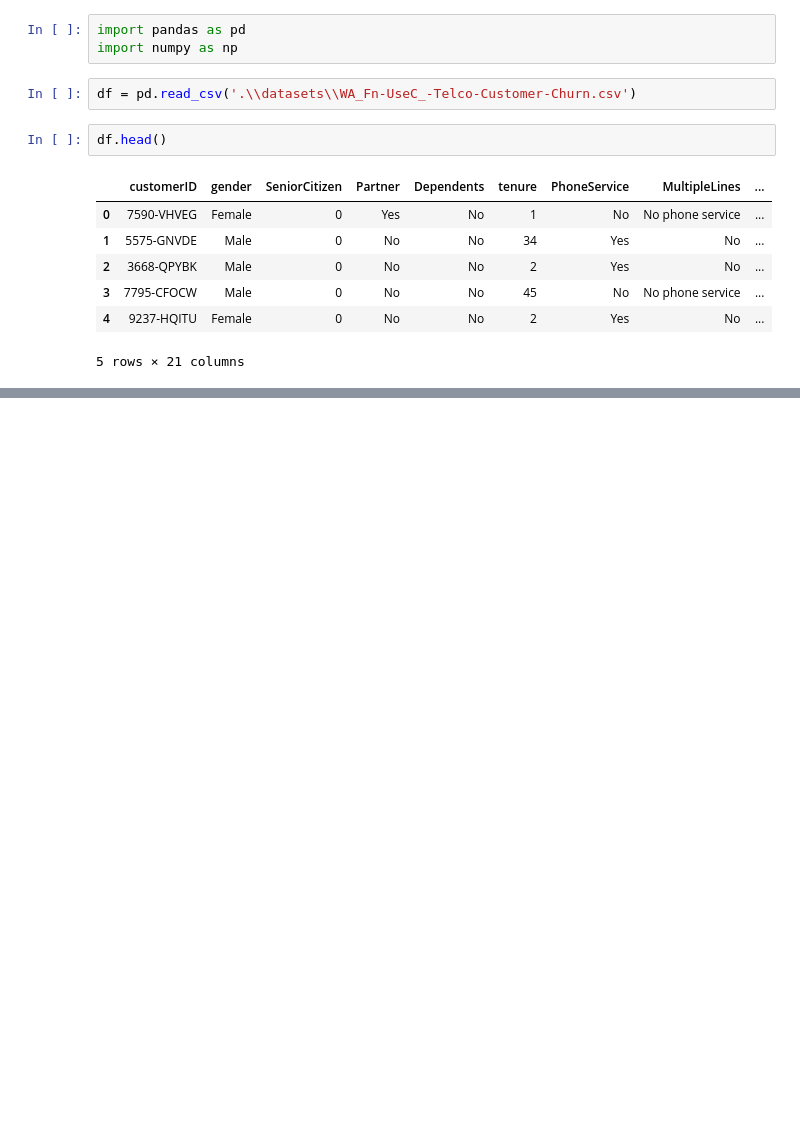
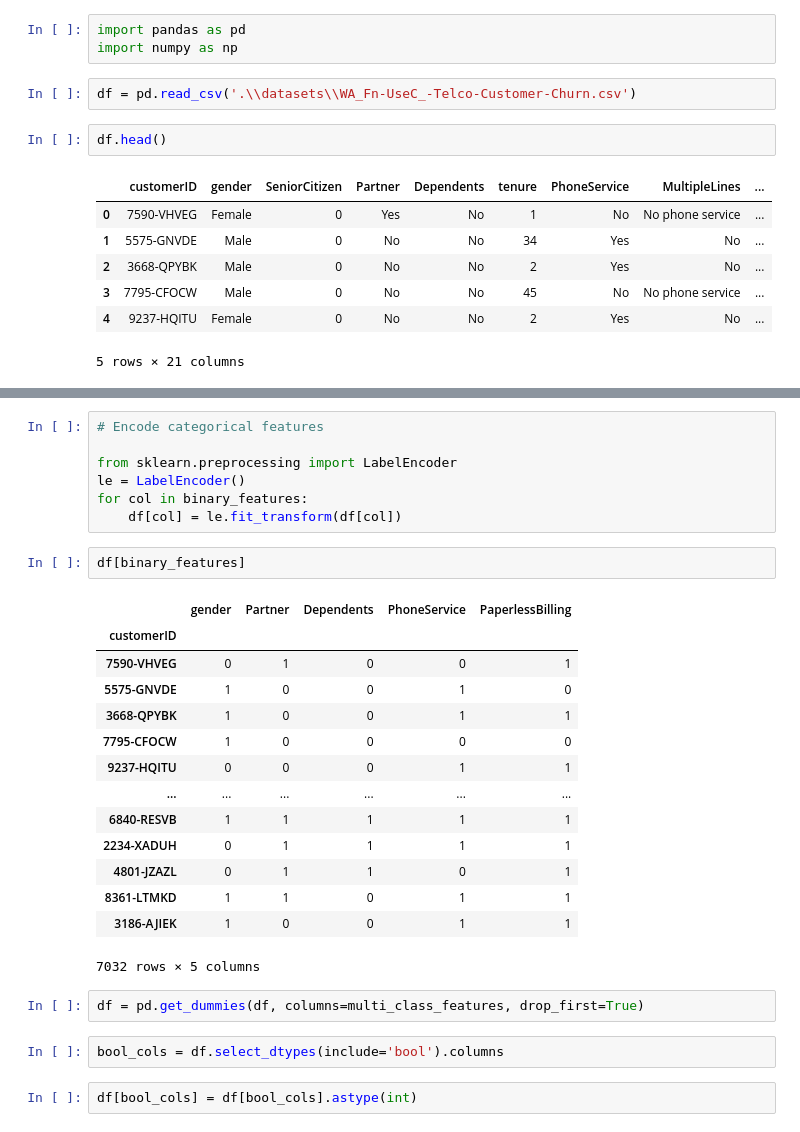
Before and after one commit to TeetyK/FinTech_AI, a Jupyter notebook: Customer_chum.ipynb, the cells around one changed output, grey strips where cells are left out. Drawn from its saved outputs; the diff is of its cells as text; blank space fills up the shorter version.

```diff
--- a/Customer_chum.ipynb
+++ b/Customer_chum.ipynb
@@ -17,0 +246,30 @@ df.head()
+# %%
+# Encode categorical features
+
+from sklearn.preprocessing import LabelEncoder
+le = LabelEncoder()
+for col in binary_features:
+    df[col] = le.fit_transform(df[col])
+# %%
+df[binary_features]
+# %% [output]
+|  | gender | Partner | Dependents | PhoneService | PaperlessBilling |
+| customerID |  |  |  |  |  |
+| 7590-VHVEG | 0 | 1 | 0 | 0 | 1 |
+| 5575-GNVDE | 1 | 0 | 0 | 1 | 0 |
+| 3668-QPYBK | 1 | 0 | 0 | 1 | 1 |
+| 7795-CFOCW | 1 | 0 | 0 | 0 | 0 |
+| 9237-HQITU | 0 | 0 | 0 | 1 | 1 |
+| ... | ... | ... | ... | ... | ... |
+| 6840-RESVB | 1 | 1 | 1 | 1 | 1 |
+| 2234-XADUH | 0 | 1 | 1 | 1 | 1 |
+| 4801-JZAZL | 0 | 1 | 1 | 0 | 1 |
+| 8361-LTMKD | 1 | 1 | 0 | 1 | 1 |
+| 3186-AJIEK | 1 | 0 | 0 | 1 | 1 |
+7032 rows × 5 columns
+# %%
+df = pd.get_dummies(df, columns=multi_class_features, drop_first=True)
+# %%
+bool_cols = df.select_dtypes(include='bool').columns
+# %%
+df[bool_cols] = df[bool_cols].astype(int)
```
Also changed, not shown: parts of 33 cells of this notebook.
